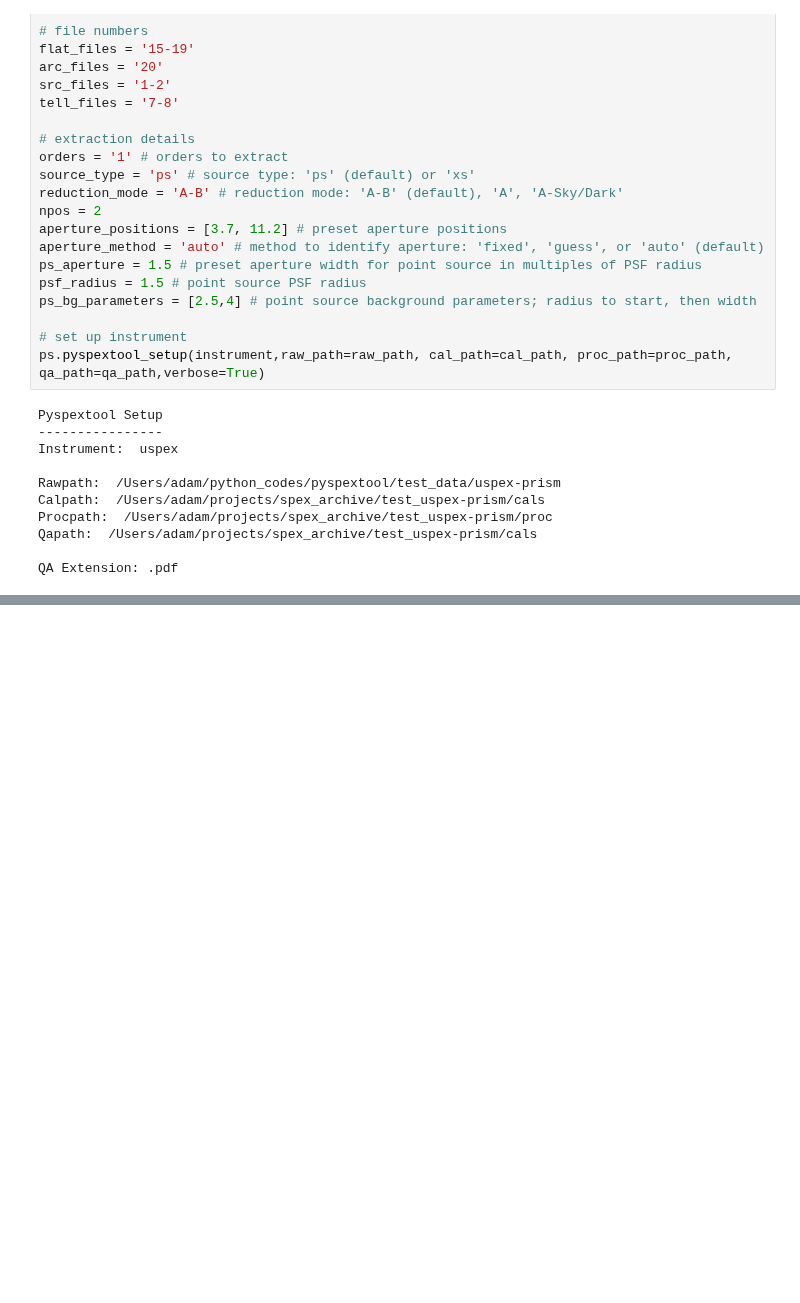
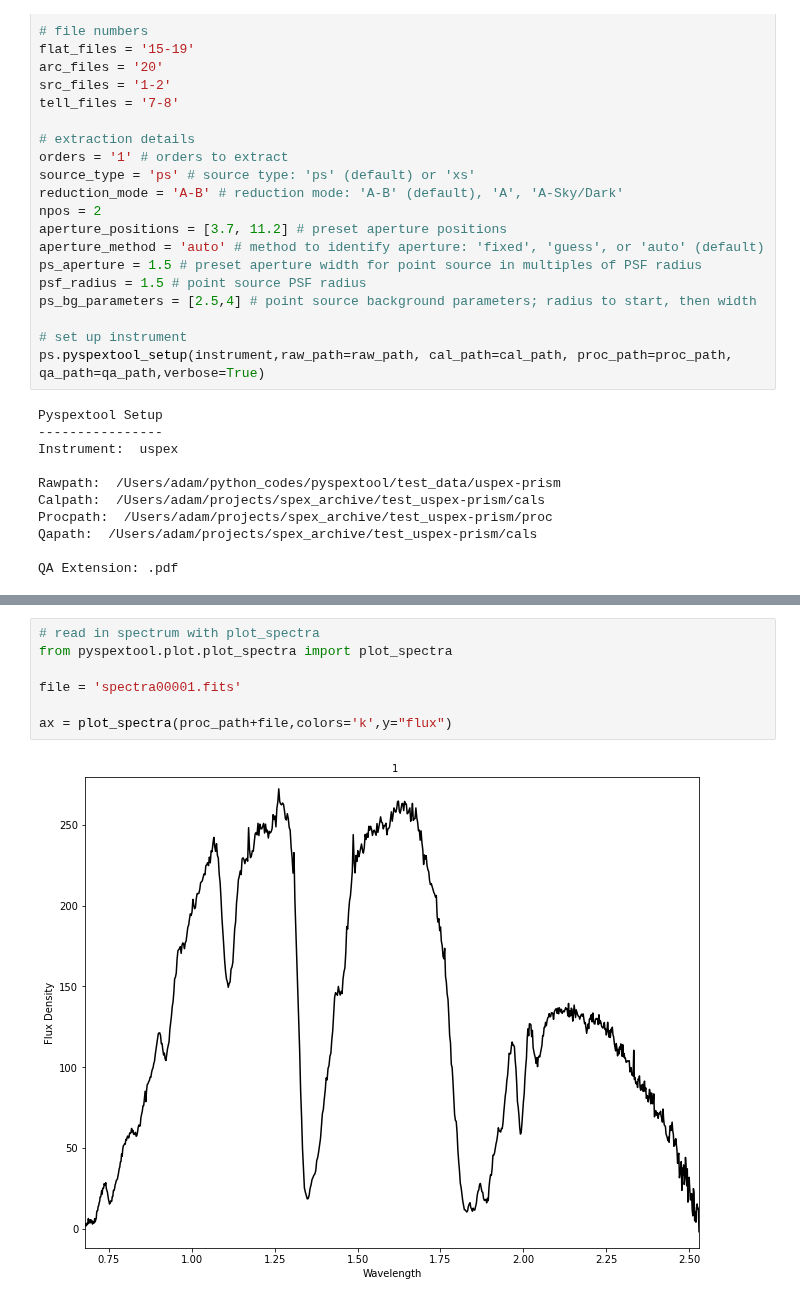
Before and after one commit to pyspextool/pyspextool, a Jupyter notebook: notebooks/uspex-prism-example.ipynb, the cells around one changed output, grey strips where cells are left out. Drawn from its saved outputs; the diff is of its cells as text; blank space fills up the shorter version.

Commit message:
updated uspex_prism notebook and fixes to plot_spectra

```diff
--- a/notebooks/uspex-prism-example.ipynb
+++ b/notebooks/uspex-prism-example.ipynb
@@ -315,0 +176,9 @@ plot_one_order(spectral_file,i)
+# %%
+# read in spectrum with plot_spectra
+from pyspextool.plot.plot_spectra import plot_spectra
+
+file = 'spectra00001.fits'
+
+ax = plot_spectra(proc_path+file,colors='k',y="flux")
+# %% [output]
+[figure, added]
```
Also changed, not shown: parts of 15 cells of this notebook, 1 other file.
